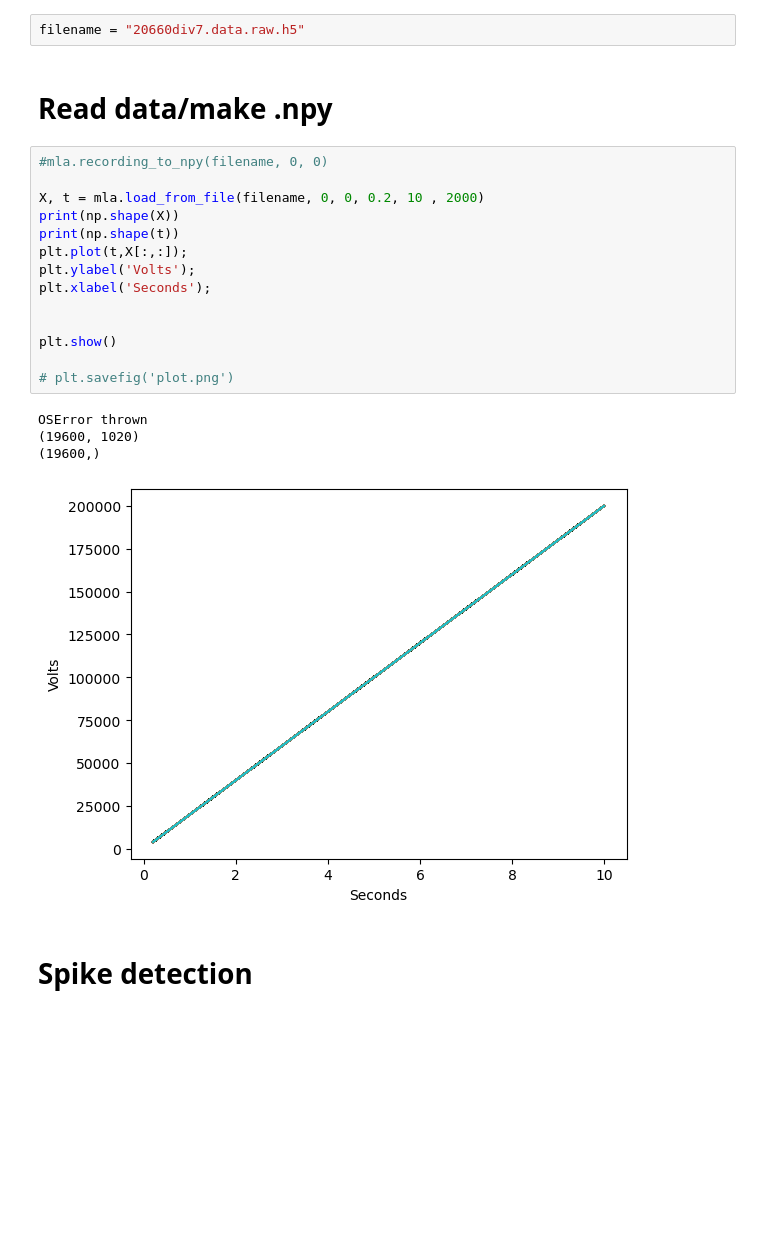
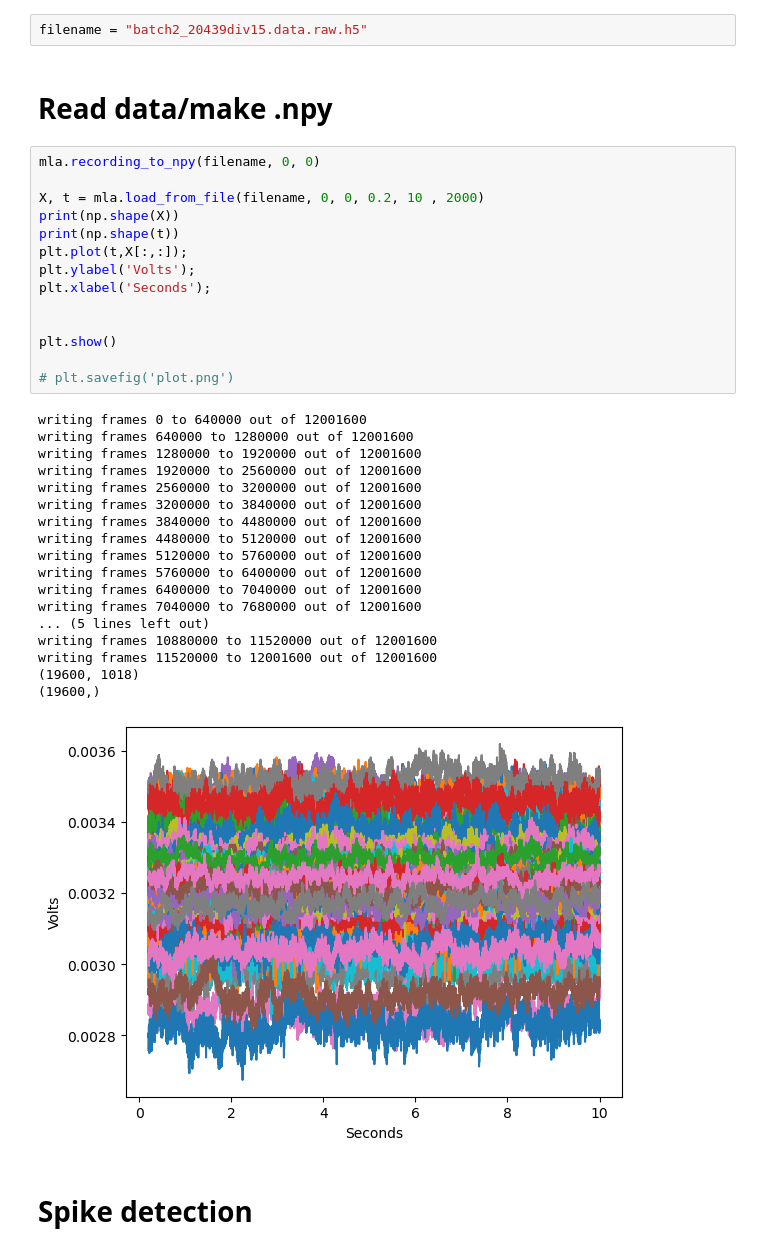
Before and after one commit to mrwun2002/MaxLab_analysis, a Jupyter notebook: test_load.ipynb, the cells around one changed output. Cells and saved outputs as stored; diff of their text form; blank space fills up the shorter version.

```diff
--- a/test_load.ipynb
+++ b/test_load.ipynb
@@ -17,28 +17,42 @@ import scipy.stats as stats
 from sklearn.decomposition import PCA, NMF
 from sklearn.preprocessing import StandardScaler, MinMaxScaler
 # %%
-filename = "20660div7.data.raw.h5"
+filename = "batch2_20439div15.data.raw.h5"
 # %% [markdown]
 # Read data/make .npy
 # %%
-#mla.recording_to_npy(filename, 0, 0)
+mla.recording_to_npy(filename, 0, 0)
 
 X, t = mla.load_from_file(filename, 0, 0, 0.2, 10 , 2000)
 print(np.shape(X))
 print(np.shape(t))
 plt.plot(t,X[:,:]);
 plt.ylabel('Volts');
 plt.xlabel('Seconds');
 
 
 plt.show()
 
 # plt.savefig('plot.png')
 # %% [output]
-OSError thrown
-(19600, 1020)
+writing frames 0 to 640000 out of 12001600
+writing frames 640000 to 1280000 out of 12001600
+writing frames 1280000 to 1920000 out of 12001600
+writing frames 1920000 to 2560000 out of 12001600
+writing frames 2560000 to 3200000 out of 12001600
+writing frames 3200000 to 3840000 out of 12001600
+writing frames 3840000 to 4480000 out of 12001600
+writing frames 4480000 to 5120000 out of 12001600
+writing frames 5120000 to 5760000 out of 12001600
+writing frames 5760000 to 6400000 out of 12001600
+writing frames 6400000 to 7040000 out of 12001600
+writing frames 7040000 to 7680000 out of 12001600
+... (5 lines left out)
+writing frames 10880000 to 11520000 out of 12001600
+writing frames 11520000 to 12001600 out of 12001600
+(19600, 1018)
 (19600,)
-[figure, old version]
+[figure, new version]
 # %% [markdown]
 # Spike detection
 # %%
```
Also changed, not shown: parts of 14 cells of this notebook, 4 other files.
